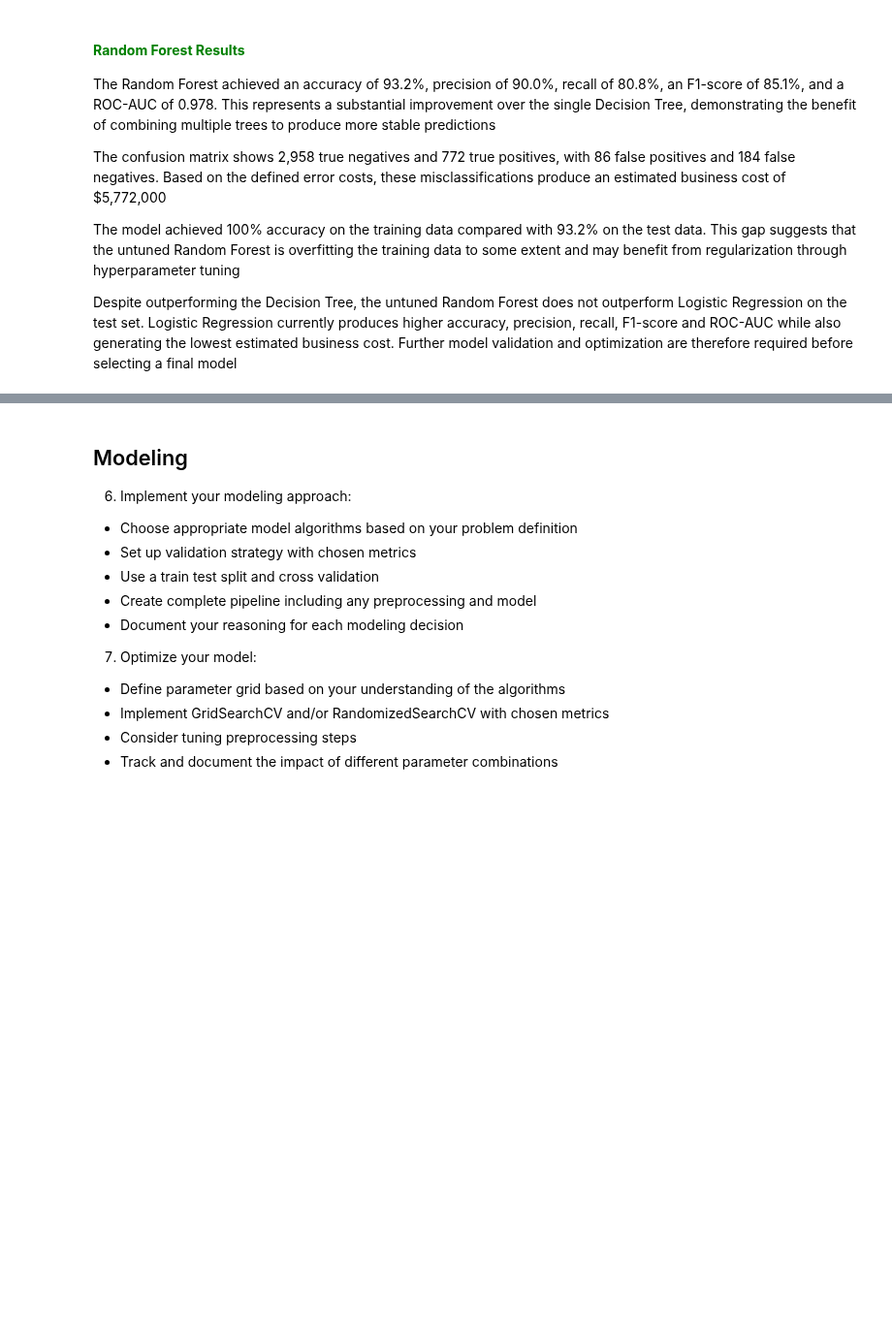
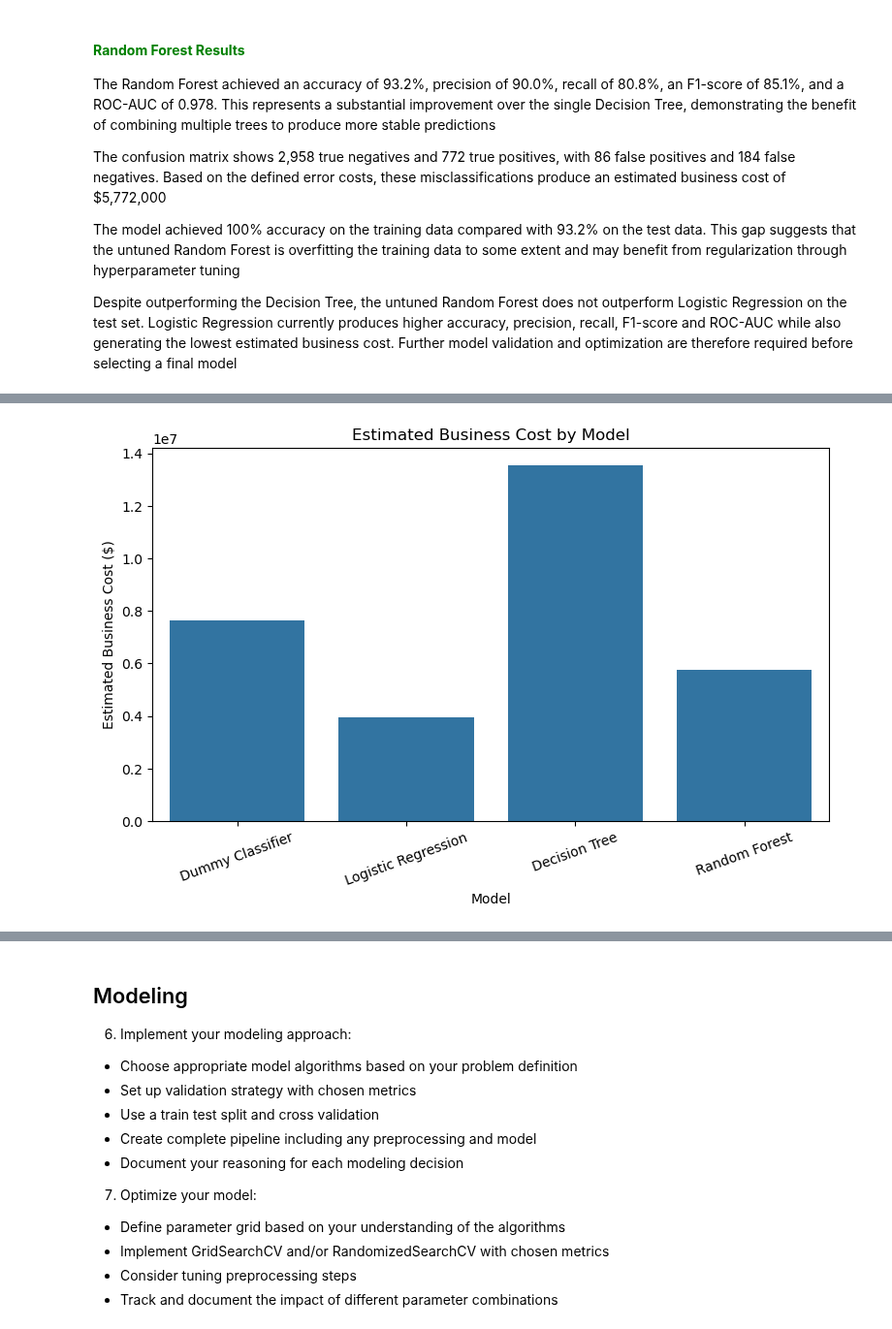
Before and after one commit to ngunjirikevin/financial-loan-risk-model, a Jupyter notebook: financial_loan_risk.ipynb, the cells around one changed output, grey strips where cells are left out. Shown at 97% size. Drawn from its saved outputs; the diff is of its cells as text; code cells hidden in the pictures; blank space fills up the shorter version.

```diff
--- a/financial_loan_risk.ipynb
+++ b/financial_loan_risk.ipynb
@@ -1777,0 +1831,18 @@ Despite outperforming the Decision Tree, the untuned Random Forest does not outp
+# %%
+# business cost visualization
+plt.figure(figsize=(9, 5))
+
+sns.barplot(
+    data=model_comparison,
+    x="Model",
+    y="Business Cost"
+)
+
+plt.title("Estimated Business Cost by Model")
+plt.xlabel("Model")
+plt.ylabel("Estimated Business Cost ($)")
+plt.xticks(rotation=20)
+
+plt.show()
+# %% [output]
+[figure, added]
```
Also changed, not shown: parts of 18 cells of this notebook.
